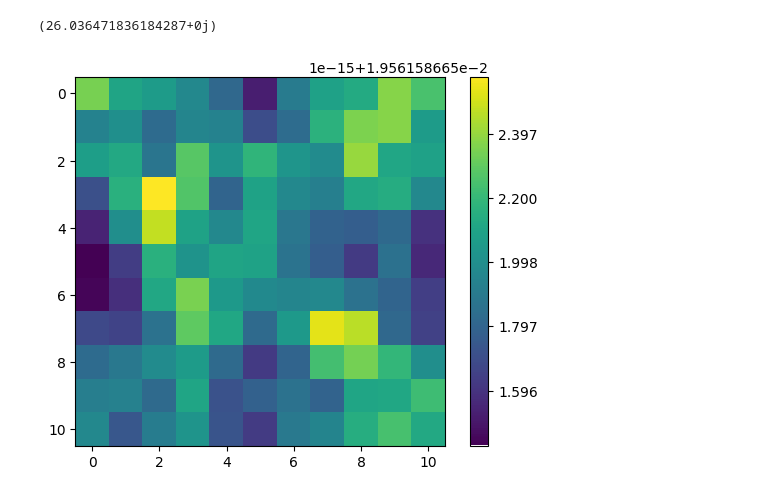
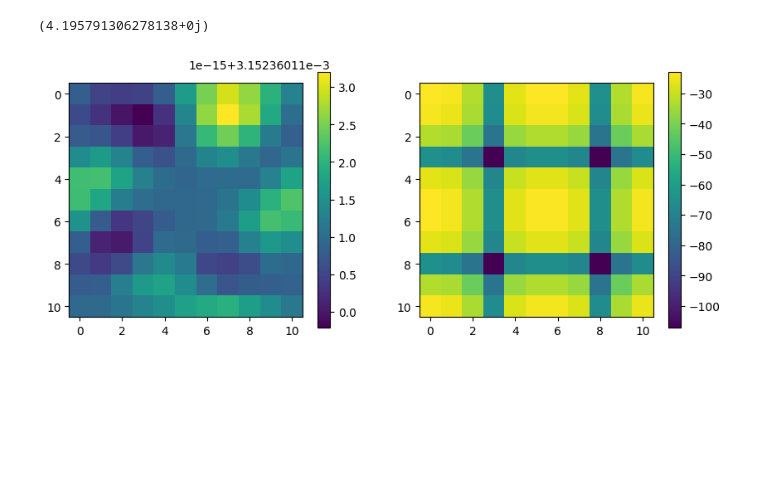
Before and after one commit to willcai7/MirrorDescent-DFT, a Jupyter notebook: MD.ipynb, the cells around one changed output. Drawn from its saved outputs; the diff is of its cells as text; code cells hidden in the pictures; blank space fills up the shorter version.

```diff
--- a/MD.ipynb
+++ b/MD.ipynb
@@ -72,13 +169,20 @@ plt.show()
 # %%
 density = ham.density_function(H)
 print(sum(density))
+external_potential = ham.potential_external
+external_potential = external_potential.reshape(Ns)
 
 density = density.reshape(Ns)
 density = np.real(density)
-plt.figure()
-plt.imshow(density[0,:,:])
+plt.figure(figsize=(10,4))
+plt.subplot(1,2,1)
+plt.imshow(density[99,:,:])
+plt.colorbar()
+
+plt.subplot(1,2,2)
+plt.imshow(external_potential[0,:,:])
 plt.colorbar()
 plt.show()
 # %% [output]
-(26.036471836184287+0j)
+(4.195791306278138+0j)
-[figure, old version]
+[figure, new version]
```
Also changed, not shown: parts of 5 cells of this notebook, 1 other file.
